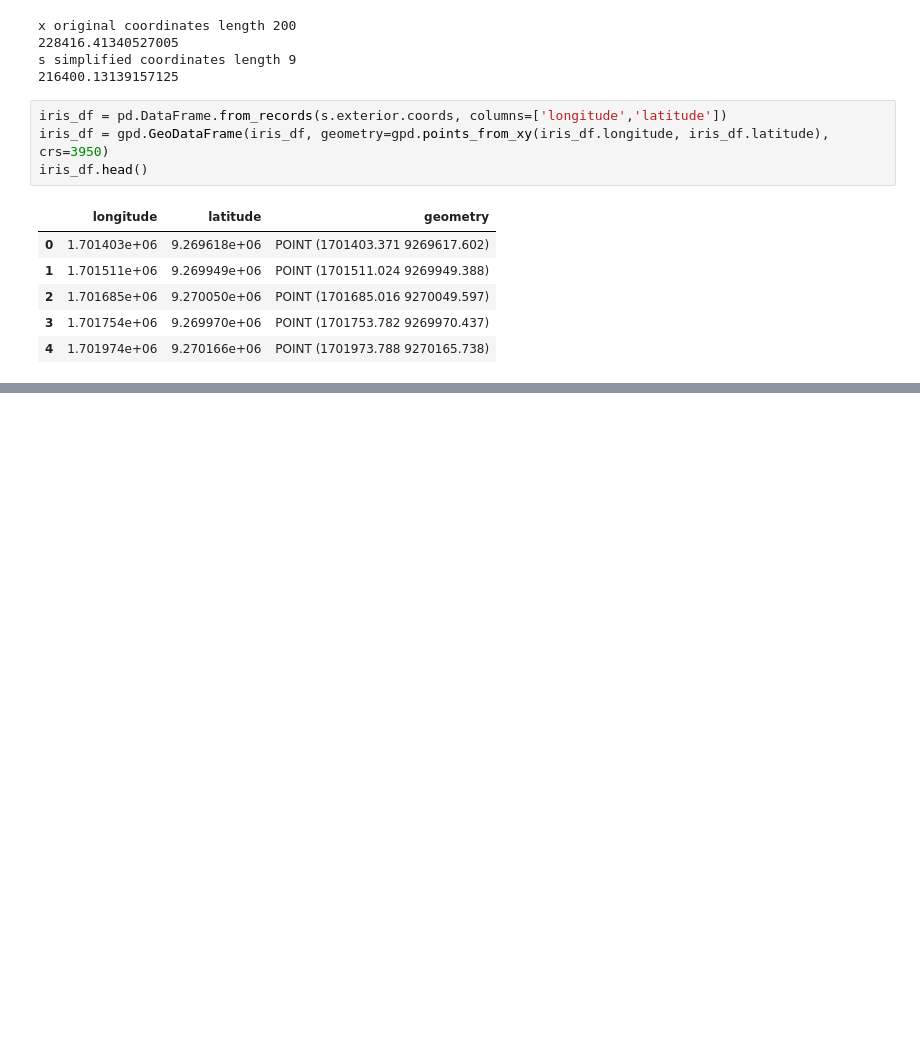
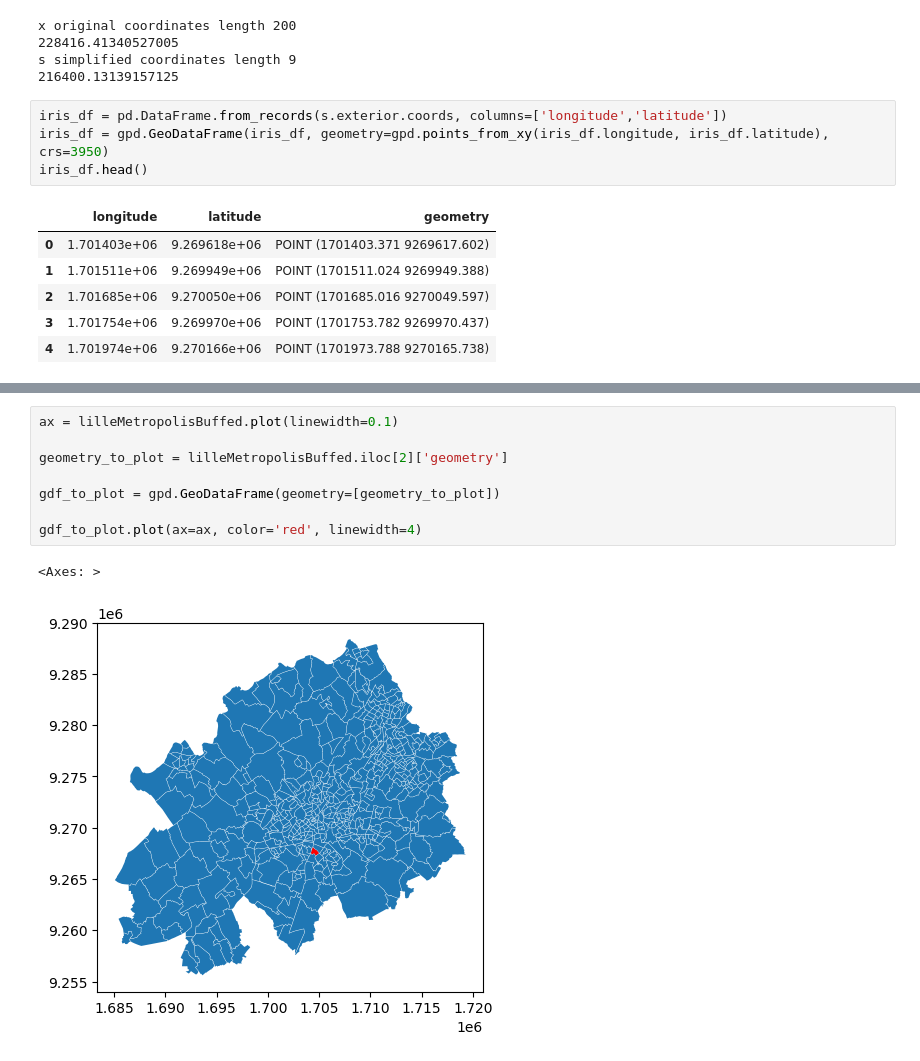
Before and after one commit to nvengeon/DataAnalysis, a Jupyter notebook: project_Nicolas.ipynb, the cells around one changed output, grey strips where cells are left out. Cells and saved outputs as stored; diff of their text form; blank space fills up the shorter version.

```diff
--- a/project_Nicolas.ipynb
+++ b/project_Nicolas.ipynb
@@ -331,0 +358,11 @@ dfe_bike = dfe_bike[~(dfe_bike.is_empty | dfe_bike.geometry.isna())]
+# %%
+ax = lilleMetropolisBuffed.plot(linewidth=0.1)
+
+geometry_to_plot = lilleMetropolisBuffed.iloc[2]['geometry']
+
+gdf_to_plot = gpd.GeoDataFrame(geometry=[geometry_to_plot])
+
+gdf_to_plot.plot(ax=ax, color='red', linewidth=4)
+# %% [output]
+<Axes: >
+[figure, added]
```
Also changed, not shown: parts of 19 cells of this notebook.
